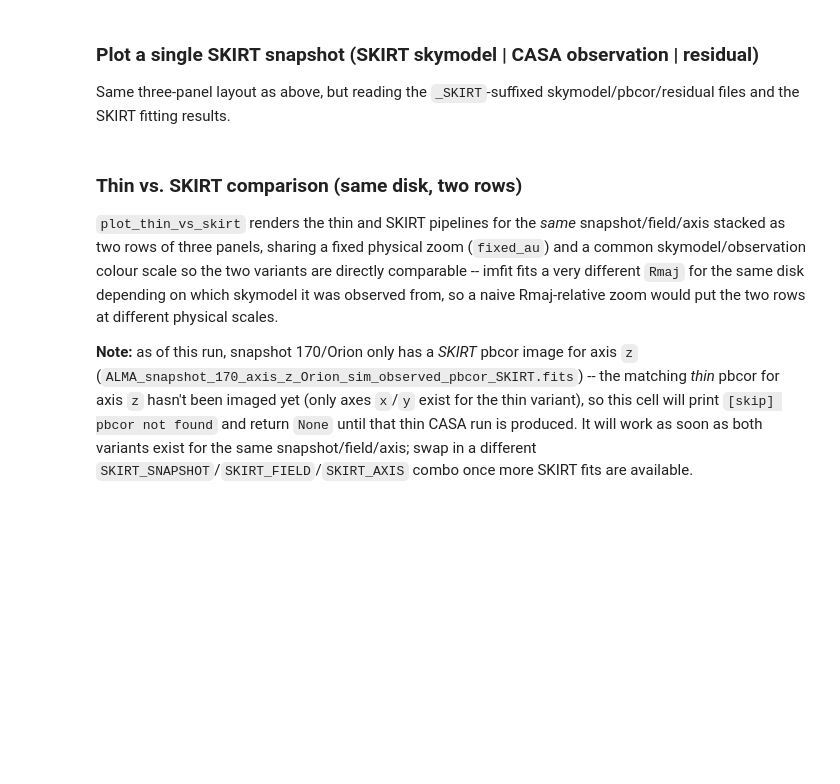
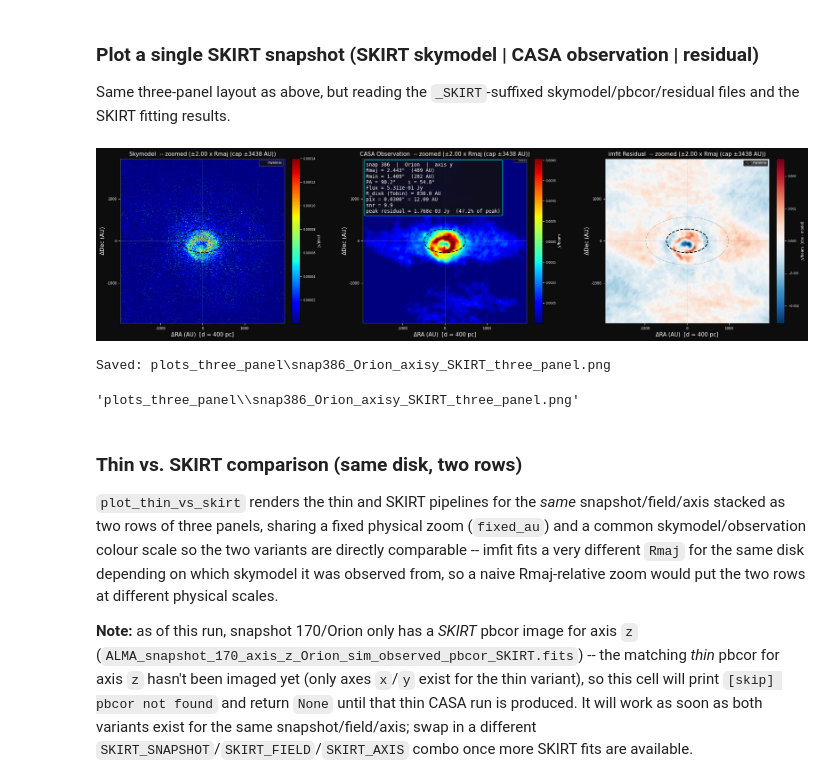
Before and after one commit to Nachiket-Yadav/Synthetic_Observation, a Jupyter notebook: plot_three_panel.ipynb, the cells around one changed output. Drawn from its saved outputs; the diff is of its cells as text; code cells hidden in the pictures; blank space fills up the shorter version.

```diff
--- a/plot_three_panel.ipynb
+++ b/plot_three_panel.ipynb
@@ -239,18 +248,23 @@ for snap, fields in skirt_dict.items():
 Same three-panel layout as above, but reading the `_SKIRT`-suffixed skymodel/pbcor/residual
 files and the SKIRT fitting results.
 # %%
-SKIRT_SNAPSHOT = '170'
+SKIRT_SNAPSHOT = '386'
 SKIRT_FIELD    = 'Orion'
-SKIRT_AXIS     = 'z'
+SKIRT_AXIS     = 'y'
 SKIRT_SUFFIX   = VARIANT_SUFFIXES['skirt']  # '_SKIRT'
+ZOOM_FACTOR = 2
 
 skirt_pbcor_fname = f'ALMA_snapshot_{SKIRT_SNAPSHOT}_axis_{SKIRT_AXIS}_{SKIRT_FIELD}_sim_observed_pbcor{SKIRT_SUFFIX}.fits'
 skirt_pbcor_fpath = os.path.join(PBCOR_PATH, skirt_pbcor_fname)
 skirt_fit         = skirt_dict[SKIRT_SNAPSHOT][SKIRT_FIELD][SKIRT_AXIS]
 
 plot_three_panel(skirt_pbcor_fpath, skirt_fit, SKYMODEL_PATH, RESIDUAL_PATH,
                   zoom_factor=ZOOM_FACTOR, cmap=CMAP, dpi=DPI, out_dir=OUT_DIR, show=True,
-                  suffix=SKIRT_SUFFIX)
+                  suffix=SKIRT_SUFFIX, show_legend=SHOW_LEGEND, show_info_box=SHOW_INFO_BOX)
+# %% [output]
+[figure, added]
+Saved: plots_three_panel\snap386_Orion_axisy_SKIRT_three_panel.png
+'plots_three_panel\\snap386_Orion_axisy_SKIRT_three_panel.png'
 # %% [markdown]
 ### Thin vs. SKIRT comparison (same disk, two rows)
 
```
Also changed, not shown: parts of 5 cells of this notebook, 9 other files.
